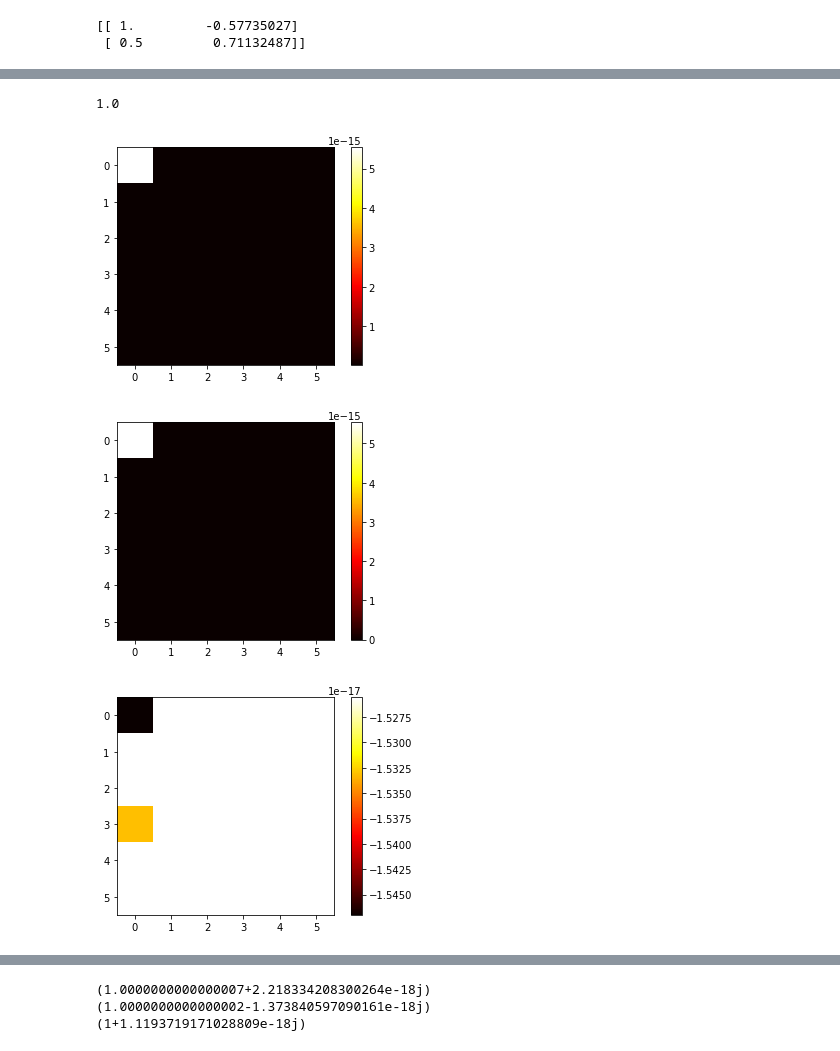
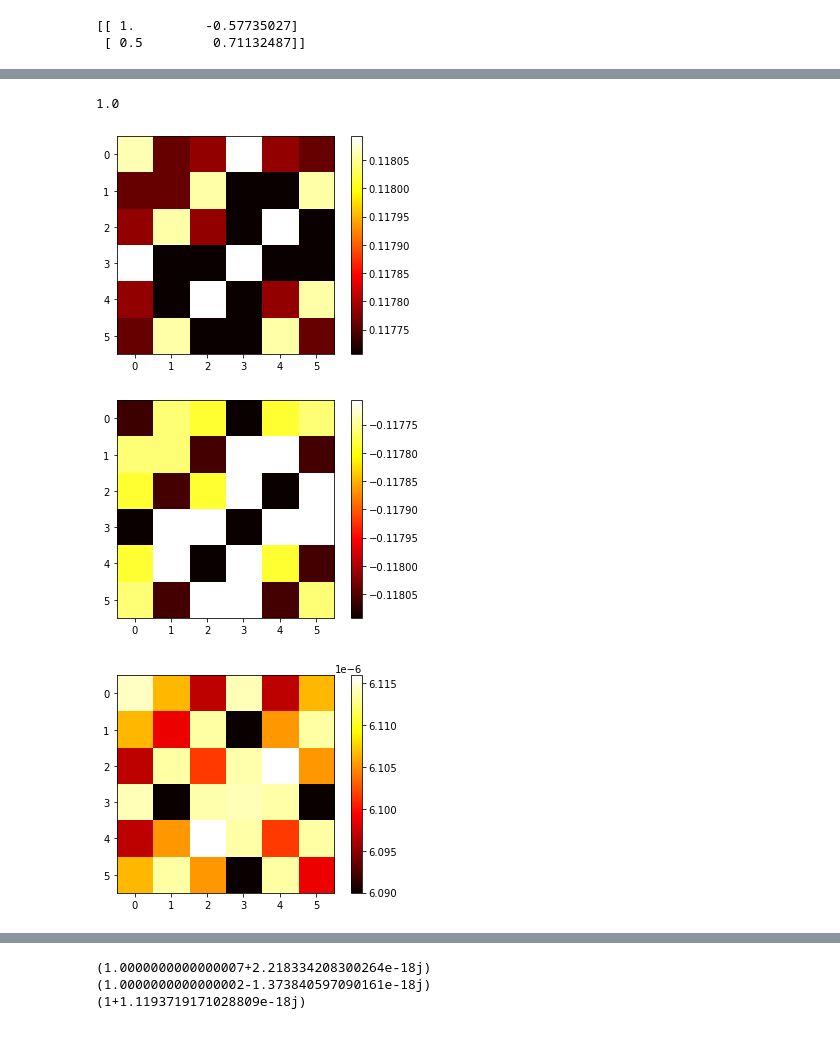
Before and after one commit to nikita-astronaut/XQMC, a Jupyter notebook: code/RPA.ipynb, the cells around one changed output, grey strips where cells are left out. Drawn from its saved outputs; the diff is of its cells as text; code cells hidden in the pictures.

```diff
--- a/code/RPA.ipynb
+++ b/code/RPA.ipynb
@@ -295,10 +295,10 @@ assert np.allclose(K0_plus, K0_minus.conj())
 assert np.allclose(np.linalg.eigh(K0_plus)[0], np.linalg.eigh(K0_minus)[0])
 
 n_bands = 4
-beta = 0.1
+beta = 0.01
 fft = get_fft(Ls, n_bands)
 
-K0 = K0 - np.diag(np.diag(K0) + 0.2)
+K0 = K0 - np.diag(np.diag(K0) + 0.20)
 energies = np.linalg.eigh(K0)[0]
 print(energies)
 ### doing the FFT of K0 ###
@@ -375,10 +375,10 @@ def get_susc_zero(Ls, n_bands, A, A_plus_q, energies, energies_plus_q, omega, te
                                                np.conj(A[kx, ky, p, alpha]) * \
                                                        A_plus_q[kx, ky, q, beta] * \
                                                np.conj(A_plus_q[kx, ky, t, beta]) / \
-                                                (omega + energies_plus_q[kx, ky, beta] - energies[kx, ky, alpha] + 1e-10j) * \
+                                                (omega + energies_plus_q[kx, ky, beta] - energies[kx, ky, alpha] + 1e-8j) * \
                                                 (fermi(energies_plus_q[kx, ky, beta], temp) - fermi(energies[kx, ky, alpha], temp))
 
-    return chi / n_bands / Ls ** 2 ## FIXME: factor?
+    return chi / n_bands / Ls ** 2
 
 susc_0 = np.zeros((L, L, n_bands, n_bands, n_bands, n_bands), dtype=np.complex128)
 for qx in range(Ls):
@@ -500,7 +507,7 @@ chi_s = np.zeros((Ls, Ls, n_bands, n_bands, n_bands, n_bands), dtype=np.complex1
 chi_c = np.zeros((Ls, Ls, n_bands, n_bands, n_bands, n_bands), dtype=np.complex128)
 
 
-U = 0.9
+U = 10.
 J = 0.0#235 # FIXME: check the sign of this term
 for qx in range(Ls):
     for qy in range(Ls):
@@ -541,12 +548,12 @@ Gsinglet = np.zeros((Ls, Ls, n_bands, n_bands, n_bands, n_bands), dtype=np.compl
 
 
 for qx in range(Ls):
-    for qy in range(Ls): # FIXME FIXME FIXMEEEEE
-        #Gsinglet[qx, qy, ...] = (0. * 3. / 2. * U_s[qx, qy, ...].reshape((n_bands ** 2, n_bands ** 2)) @ chi_s[qx, qy, ...].reshape((n_bands ** 2, n_bands ** 2)) @ U_s[qx, qy, ...].reshape((n_bands ** 2, n_bands ** 2)) + \
-        #                         U_s[qx, qy, ...].reshape((n_bands ** 2, n_bands ** 2)) / 2. + \
-        #                         U_c[qx, qy, ...].reshape((n_bands ** 2, n_bands ** 2)) / 2. - \
-        #                         0. * 0.5 * U_c[qx, qy, ...].reshape((n_bands ** 2, n_bands ** 2)) @ chi_c[qx, qy, ...].reshape((n_bands ** 2, n_bands ** 2)) @ U_c[qx, qy, ...].reshape((n_bands ** 2, n_bands ** 2))).reshape((n_bands, n_bands, n_bands, n_bands))
-        Gsinglet[qx, qy, ...] = (U_s[qx, qy, ...] + U_c[qx, qy, ...]) / 2.
+    for qy in range(Ls):
+        Gsinglet[qx, qy, ...] = (3. / 2. * U_s[qx, qy, ...].reshape((n_bands ** 2, n_bands ** 2)) @ chi_s[qx, qy, ...].reshape((n_bands ** 2, n_bands ** 2)) @ U_s[qx, qy, ...].reshape((n_bands ** 2, n_bands ** 2)) + \
+                                 U_s[qx, qy, ...].reshape((n_bands ** 2, n_bands ** 2)) / 2. + \
+                                 U_c[qx, qy, ...].reshape((n_bands ** 2, n_bands ** 2)) / 2. - \
+                                 0.5 * U_c[qx, qy, ...].reshape((n_bands ** 2, n_bands ** 2)) @ chi_c[qx, qy, ...].reshape((n_bands ** 2, n_bands ** 2)) @ U_c[qx, qy, ...].reshape((n_bands ** 2, n_bands ** 2))).reshape((n_bands, n_bands, n_bands, n_bands))
+        #Gsinglet[qx, qy, ...] = (U_s[qx, qy, ...] + U_c[qx, qy, ...]) / 2.
 
 @jit(nopython=True)
 def construct_op(Ls, n_bands, Gsinglet, beta, green):
@@ -564,14 +571,14 @@ def construct_op(Ls, n_bands, Gsinglet, beta, green):
                                             op[kx, ky, qx, qy, abar, bbar, cbar, dbar] -= 1. / Ls ** 2 / beta * \
                                                 Gsinglet[(kx - qx) % Ls, (ky - qy) % Ls, a, abar, bbar, b] * \
                                                 green[qx, qy, a, cbar] * \
-                                                np.conj(green[(-qx) % Ls, (-qy) % Ls, b, dbar])#np.conj(green[(-qx) % Ls, (-qy) % Ls, b, dbar])
+                                                green[(-qx) % Ls, (-qy) % Ls, b, dbar]# FIXME --> need conj?#np.conj(green[(-qx) % Ls, (-qy) % Ls, b, dbar])
     return op
 
 
 op = construct_op(Ls, n_bands, Gsinglet, beta, green)
-for kx in range(Ls):
-    for ky in range(Ls):
-        assert np.allclose(op[kx, ky, ...], op[0, 0, ...])
+#for kx in range(Ls):
+#    for ky in range(Ls):
+#        assert np.allclose(op[kx, ky, ...], op[0, 0, ...])
 op = op.transpose((0, 1, 4, 5, 2, 3, 6, 7)).reshape((Ls ** 2 * n_bands ** 2, Ls ** 2 * n_bands ** 2))
 # %%
 #print(np.unique(op))
@@ -579,11 +586,18 @@ op = op.transpose((0, 1, 4, 5, 2, 3, 6, 7)).reshape((Ls ** 2 * n_bands ** 2, Ls
 from scipy.sparse.linalg import eigsh, eigs
 
 E, eig = np.linalg.eig(op)#eigs(op, k=6, which='LR', maxiter=100000)
+#E, eig = eigs(op, k=6, which='LR', maxiter=10000)#, tol=1e-10)
+def gram_schmidt_columns(X):
+    Q, R = np.linalg.qr(X)
+    return Q
 
-for e, vec in zip(E, eig.T):
-    assert np.allclose(op.dot(vec), e * vec)
+
+#for e, vec in zip(E, eig.T):
+#    assert np.allclose(op.dot(vec), e * vec)
 #print(np.sort(-E.real) * -1)
 eig = eig[:, np.argsort(-E.real)]
 E = E[np.argsort(-E.real)]
 print(E.real)
+
+eig = gram_schmidt_columns(eig)
 # %% [output]
@@ -607,26 +621,26 @@ print(E.real)
 # %%
-vec = eig[:, 0].reshape((Ls, Ls, n_bands, n_bands))[..., 0, 1].flatten()
+vec = eig[:, 0].reshape((Ls, Ls, n_bands, n_bands))[..., 0, 0].flatten()
 import matplotlib.pyplot as plt
 
 maxelem = 1.#vec[np.argmax(np.abs(vec))]
 print(maxelem)
 plt.imshow(np.abs(vec / maxelem).reshape((Ls, Ls)), cmap='hot', interpolation='nearest')
 plt.colorbar()
 plt.show()
 
 import matplotlib.pyplot as plt
 plt.imshow(np.real(vec / maxelem).reshape((Ls, Ls)), cmap='hot', interpolation='nearest')
 plt.colorbar()
 plt.show()
 
 import matplotlib.pyplot as plt
 plt.imshow(np.imag(vec / maxelem).reshape((Ls, Ls)), cmap='hot', interpolation='nearest')
 plt.colorbar()
 plt.show()
 # %% [output]
 1.0
-[figure, old version]
+[figure, new version]
-[figure, old version]
+[figure, new version]
-[figure, old version]
+[figure, new version]
 # %%
 vals = []
```
Also changed, not shown: parts of 4 cells of this notebook.
